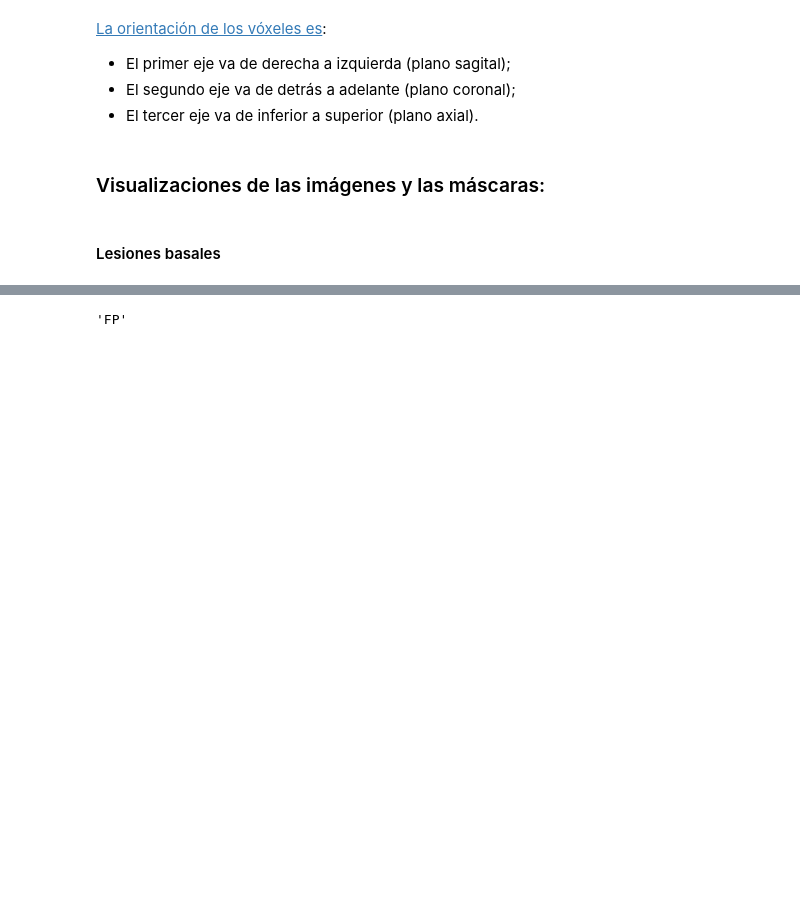
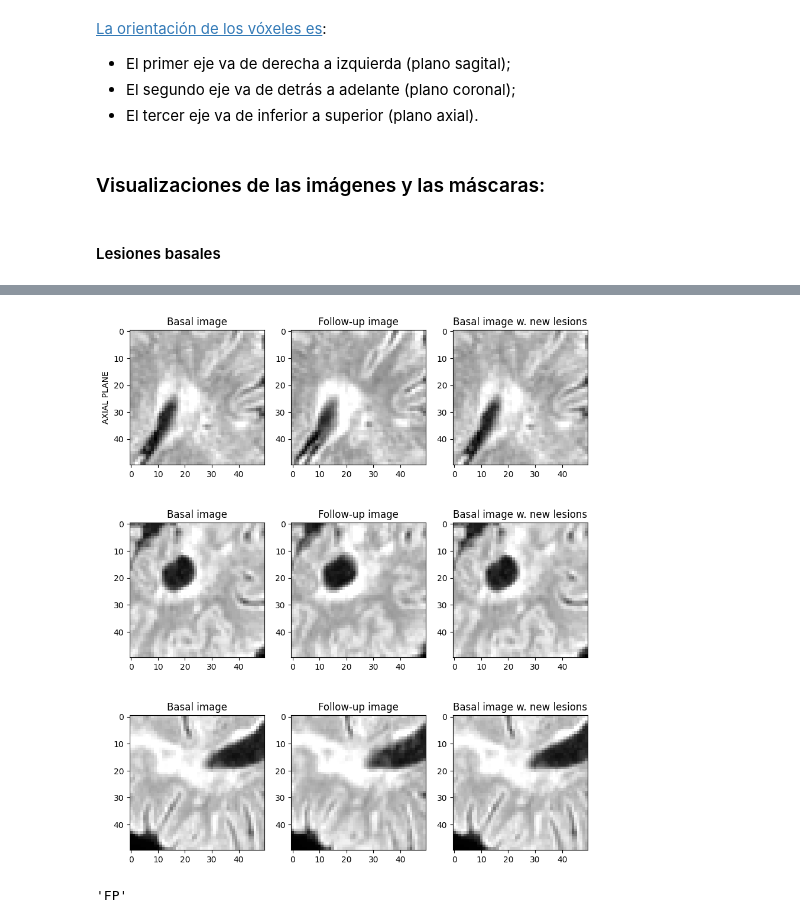
Before and after one commit to ander-elkoroaristizabal/nnunet-ms-segmentation, a Jupyter notebook: custom_scripts/F_evaluate_qualitative.ipynb, the cells around one changed output, grey strips where cells are left out. Drawn from its saved outputs; the diff is of its cells as text; code cells hidden in the pictures; blank space fills up the shorter version.

```diff
--- a/custom_scripts/F_evaluate_qualitative.ipynb
+++ b/custom_scripts/F_evaluate_qualitative.ipynb
@@ -443,6 +176,7 @@ def plot_basal_lesion(b_im, fu_im, labels, central_voxel=None, patch_size: int =
     f, (r1, r2, r3) = plt.subplots(3, 3, figsize=(10, 12))
     # Plano sagital:
     s_zoom = np.s_[central_voxel[0], c_limits[0]:c_limits[1], a_limits[0]: a_limits[1]]
+    r1[0].set_ylabel("SAGITTAL PLANE")
     # Basal
     _ = r1[0].imshow(b_im[s_zoom], cmap='gray')
     r1[0].set_title('Basal image')
@@ -455,6 +189,7 @@ def plot_basal_lesion(b_im, fu_im, labels, central_voxel=None, patch_size: int =
     r1[1].set_title('Follow-up image')
     # Plano coronal:
     c_zoom = np.s_[s_limits[0]:s_limits[1], central_voxel[1], a_limits[0]: a_limits[1]]
+    r1[0].set_ylabel("CORONAL PLANE")
     # Basal
     _ = r2[0].imshow(b_im[c_zoom], cmap='gray')
     r2[0].set_title('Basal image')
@@ -467,6 +202,7 @@ def plot_basal_lesion(b_im, fu_im, labels, central_voxel=None, patch_size: int =
     r2[1].set_title('Follow-up image')
     # Plano axial:
     a_zoom = np.s_[s_limits[0]:s_limits[1], c_limits[0]: c_limits[1], central_voxel[2]]
+    r1[0].set_ylabel("AXIAL PLANE")
     # Basal
     _ = r3[0].imshow(b_im[a_zoom], cmap='gray')
     r3[0].set_title('Basal image')
@@ -491,6 +227,8 @@ sample_basal_lesion
 # %%
-# plot_basal_lesion(b_im=sample_b_image, fu_im=sample_fu_image, labels=new_lesions,
-#                   central_voxel=sample_basal_lesion, patch_size=25)
+_ = plot_basal_lesion(b_im=sample_b_image, fu_im=sample_fu_image, labels=sample_labels,
+                      central_voxel=sample_basal_lesion, patch_size=25)
+# %% [output]
+[figure, added]
 # %%
 basal_lesion_confusions = get_lesion_confusion_array(labels=sample_labels, predictions=sample_predictions,
                                                      lesion_class=1, masked=True)
```
Also changed, not shown: parts of 59 cells of this notebook, 3 other files.
